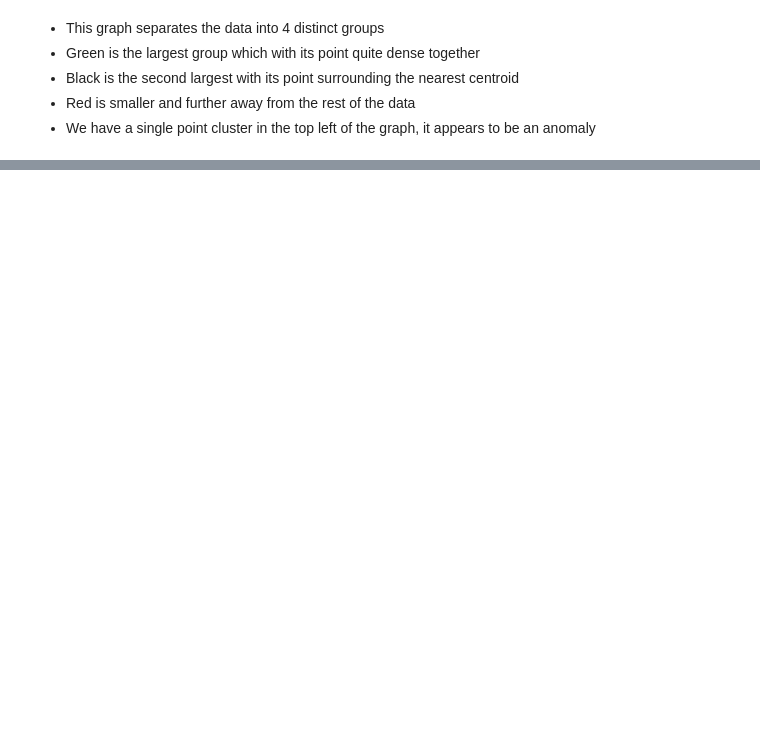
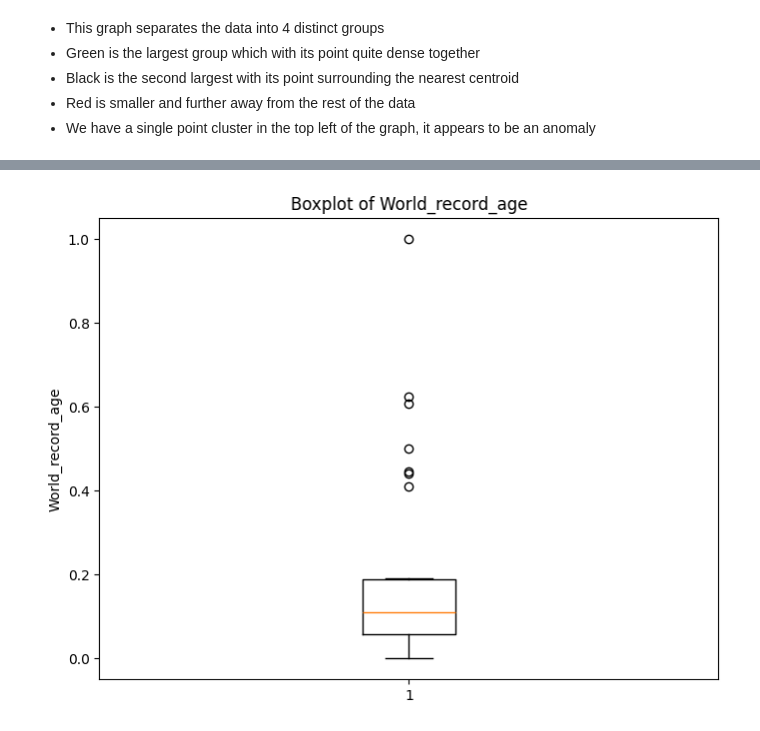
Before and after one commit to Jamie-Lawlor/Road_to_world_record_composite_index, a Jupyter notebook: Road_to_world_record.ipynb, the cells around one changed output, grey strips where cells are left out. Cells and saved outputs as stored; diff of their text form; code cells hidden in the pictures; blank space fills up the shorter version.

```diff
--- a/Road_to_world_record.ipynb
+++ b/Road_to_world_record.ipynb
@@ -343,0 +417,8 @@ plt.scatter(km.cluster_centers_[:,0], km.cluster_centers_[:,1], color='purple',
+# %%
+plt.figure(num=None, figsize=(8, 6), dpi=100, facecolor="w", edgecolor="k")
+plt.boxplot(x = data.World_record_age)
+plt.title("Boxplot of World_record_age")
+plt.ylabel("World_record_age")
+plt.show()
+# %% [output]
+[figure, added]
```
Also changed, not shown: parts of 19 cells of this notebook.
